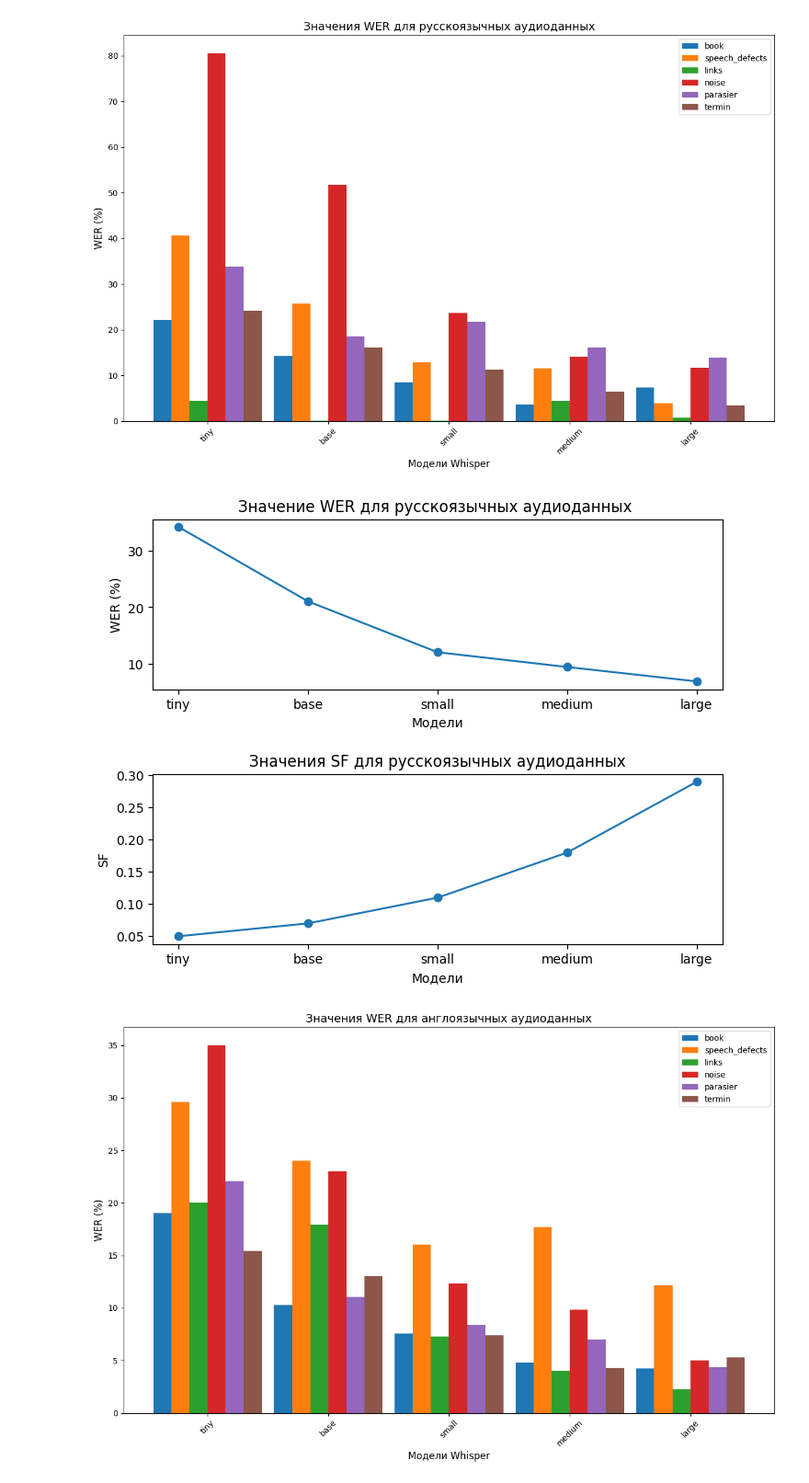
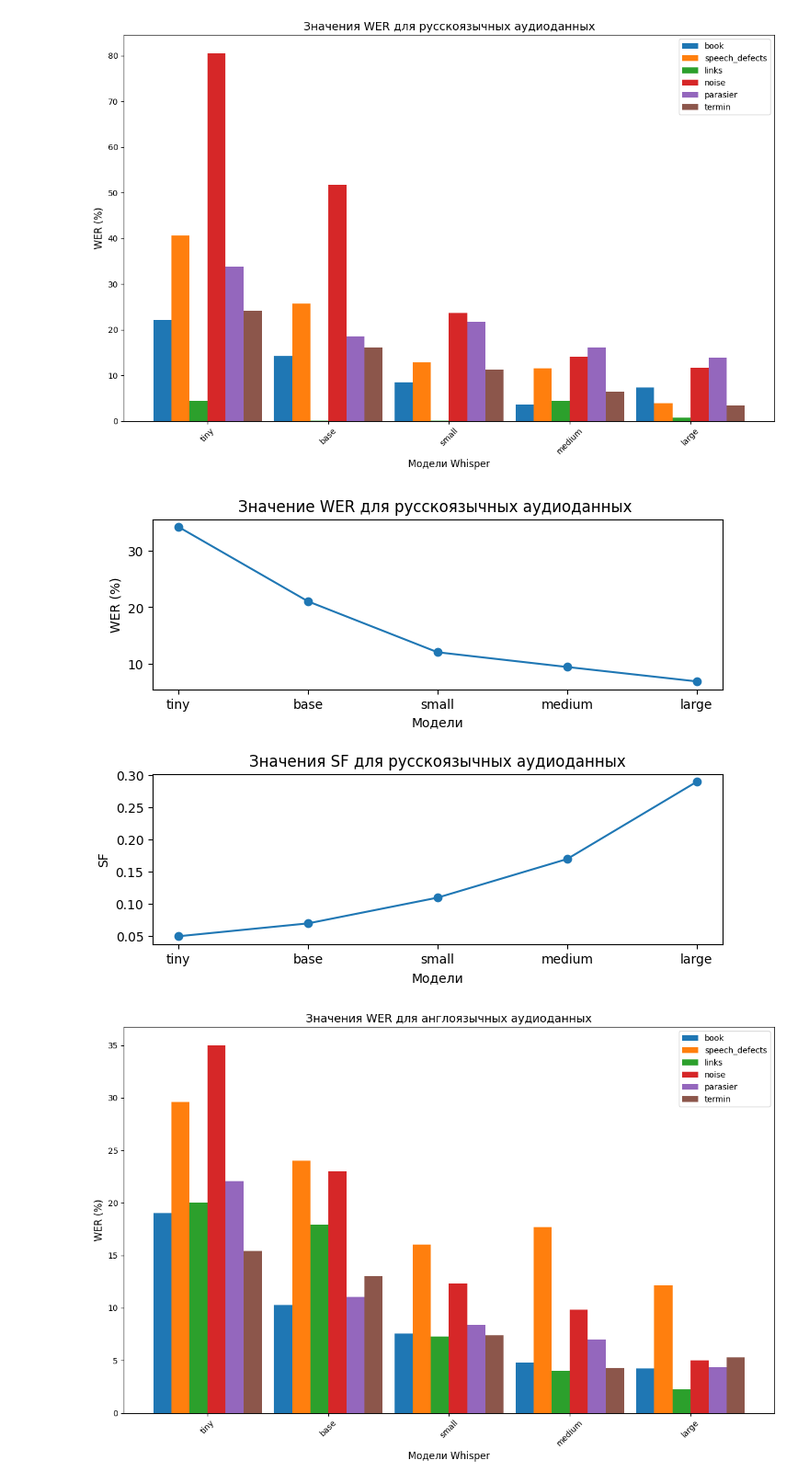
Before and after one commit to Polineska/SpeechRecognition, a Jupyter notebook: Whisper_analysis.ipynb, the cells around one changed output. Shown at 92% size. Drawn from its saved outputs; the diff is of its cells as text; code cells hidden in the pictures.

```diff
--- a/Whisper_analysis.ipynb
+++ b/Whisper_analysis.ipynb
@@ -471,34 +471,34 @@ plt.show()
 # %%
 import matplotlib.pyplot as plt
 import numpy as np
 
 # Данные о WER и SF
 models = ['tiny', 'base', 'small', 'medium', 'large']
 wer = [34.27, 21.03, 11.99, 9.37, 6.81]
-sf = [0.05, 0.07, 0.11, 0.18, 0.29]
+sf = [0.05, 0.07, 0.11, 0.17, 0.29]
 
 # Создание фигуры и осей
 fig, (ax1, ax2) = plt.subplots(nrows=2, ncols=1, figsize=(8, 6))
 
 # Визуализация WER
 ax1.plot(models, wer, marker='o')
 ax1.set_xlabel('Модели')
 ax1.set_ylabel('WER (%)')
 ax1.set_title('Значение WER для русскоязычных аудиоданных ')
 
 # Визуализация SF
 ax2.plot(models, sf, marker='o')
 ax2.set_xlabel('Модели')
 ax2.set_ylabel('SF')
 ax2.set_title('Значения SF для русскоязычных аудиоданных')
 
 # Регулировка расстояния между подграфиками
 plt.subplots_adjust(hspace=0.5)
 
 # Отображение графика
 plt.show()
 # %% [output]
-[figure, old version]
+[figure, new version]
 # %%
 import matplotlib.pyplot as plt
 import numpy as np
```
Also changed, not shown: parts of 1 cell of this notebook.
